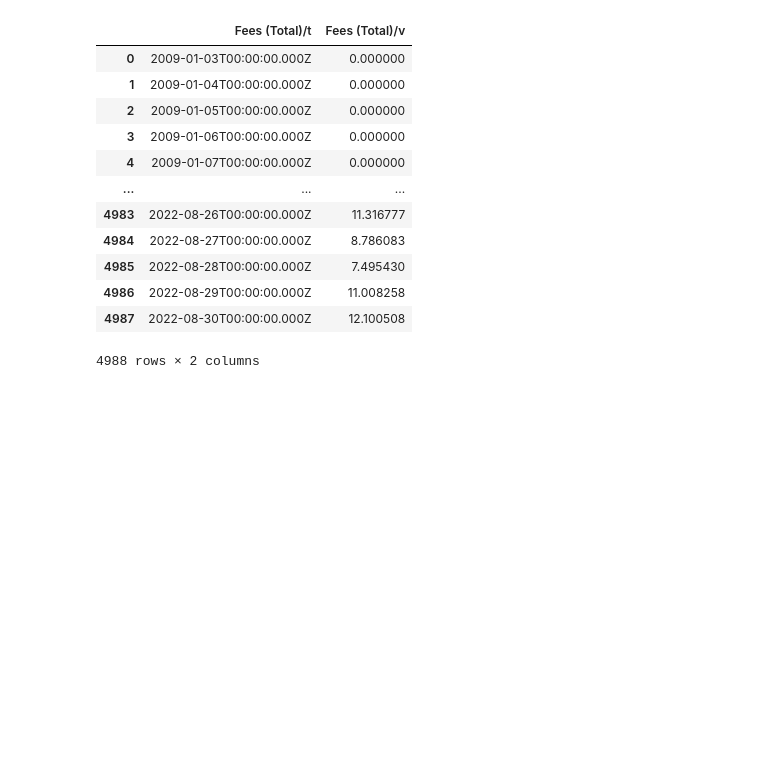
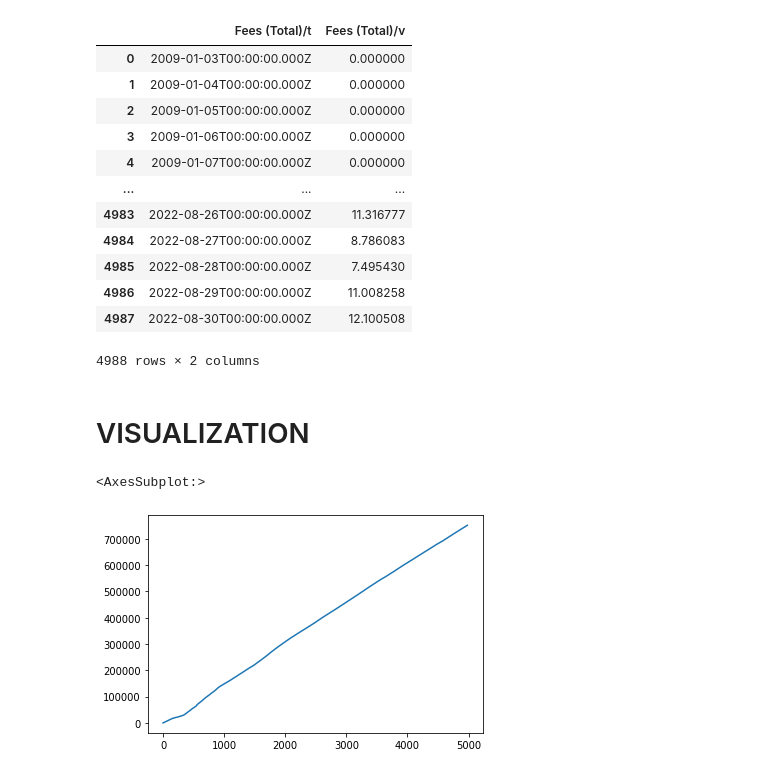
Before and after one commit to CasellaJr/Forecasting-Blockchain-indicators-for-analyzing-BTC-future-price, a Jupyter notebook: Time Series.ipynb, the cells around one changed output. Drawn from its saved outputs; the diff is of its cells as text; code cells hidden in the pictures; blank space fills up the shorter version.

Commit message:
added visualization

```diff
--- a/Time Series.ipynb
+++ b/Time Series.ipynb
@@ -28,0 +18,4 @@ block_height
+# %%
+block_height
+block_height["Block Height/t"] = block_height["Block Height/t"].str.rstrip("T00:00:00.000Z")
+block_height
@@ -154,3 +161,10 @@ fees
 | 4986 | 2022-08-29T00:00:00.000Z | 11.008258 |
 | 4987 | 2022-08-30T00:00:00.000Z | 12.100508 |
 4988 rows × 2 columns
+# %% [markdown]
+# VISUALIZATION
+# %%
+block_height["Block Height/v"].plot()
+# %% [output]
+<AxesSubplot:>
+[figure, added]
```
Also changed, not shown: parts of 13 cells of this notebook.
